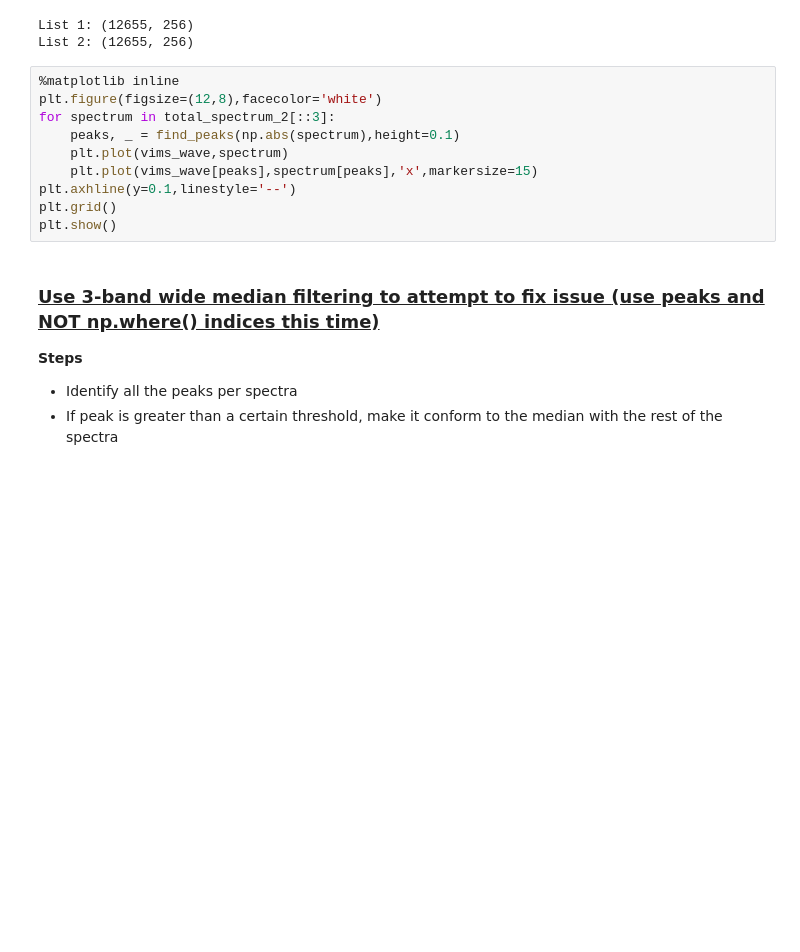
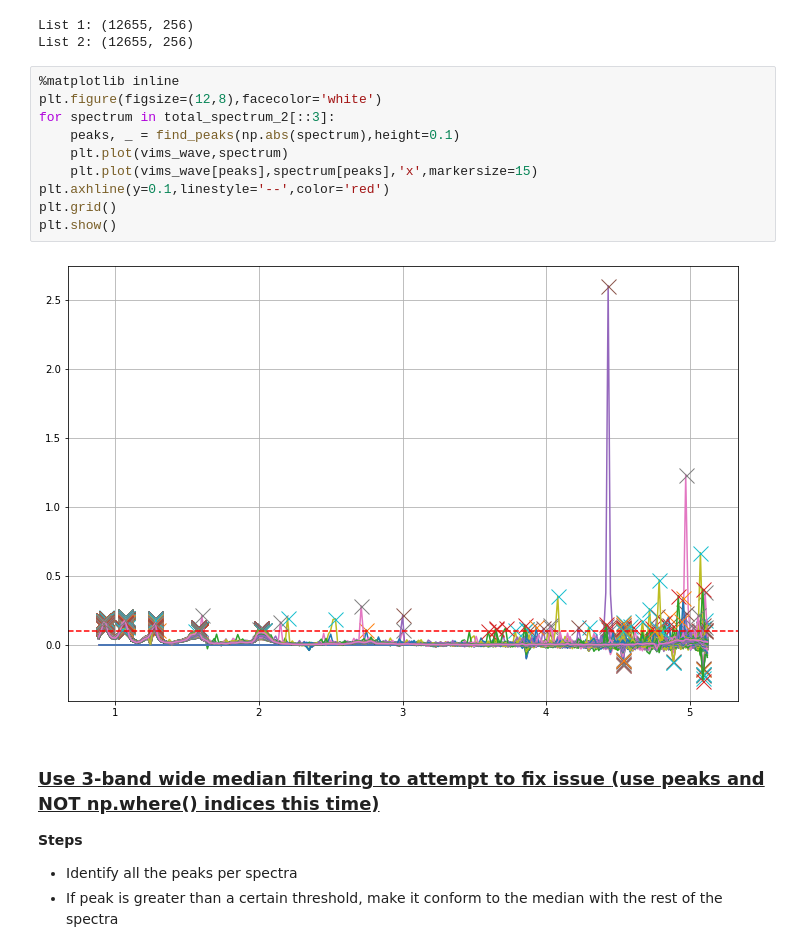
Before and after one commit to lucaslibshutz/spectralResearch, a Jupyter notebook: cleaning_6.ipynb, the cells around one changed output. Cells and saved outputs as stored; diff of their text form; blank space fills up the shorter version.

```diff
--- a/cleaning_6.ipynb
+++ b/cleaning_6.ipynb
@@ -103,13 +103,15 @@ List 2: (12655, 256)
 # %%
 %matplotlib inline
 plt.figure(figsize=(12,8),facecolor='white')
 for spectrum in total_spectrum_2[::3]:
     peaks, _ = find_peaks(np.abs(spectrum),height=0.1)
     plt.plot(vims_wave,spectrum)
     plt.plot(vims_wave[peaks],spectrum[peaks],'x',markersize=15)
-plt.axhline(y=0.1,linestyle='--')
+plt.axhline(y=0.1,linestyle='--',color='red')
 plt.grid()
 plt.show()
+# %% [output]
+[figure, added]
 # %% [markdown]
 ### <u>**Use 3-band wide median filtering to attempt to fix issue** (use peaks and NOT np.where() indices this time)</u>
 
```
Also changed, not shown: parts of 7 cells of this notebook, 1 other file.
